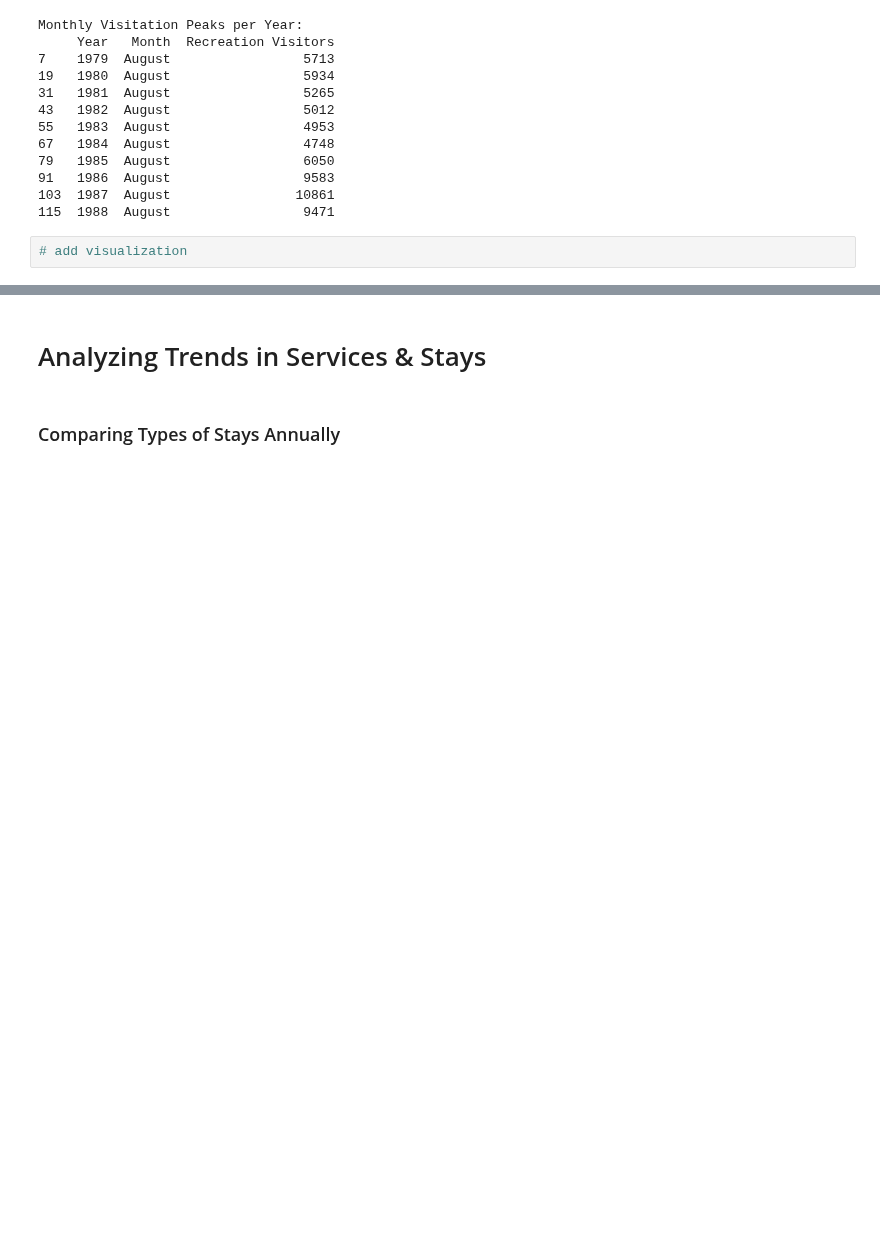
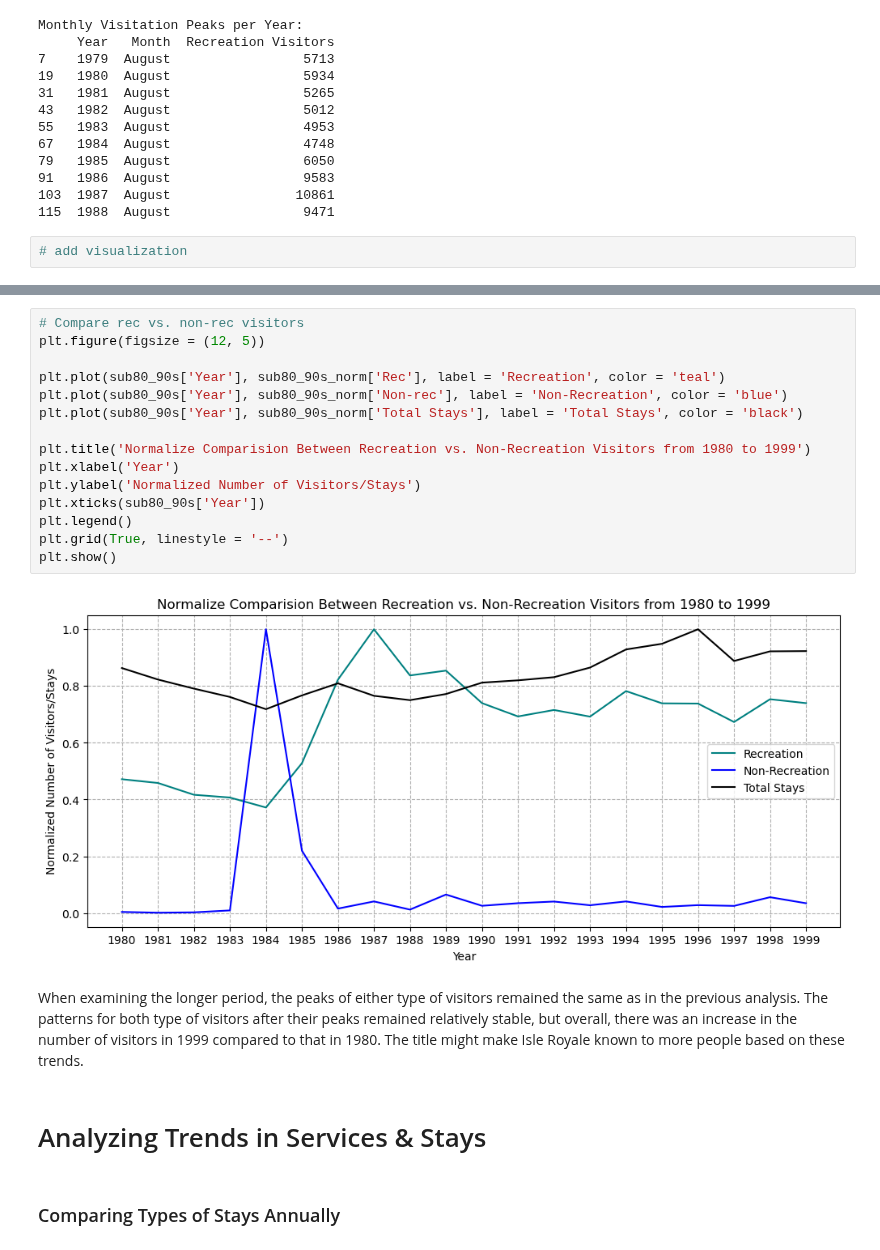
Before and after one commit to Lydia-Tembreull/UN5550Sp26_Final_Project, a Jupyter notebook: UN5550_Final_Project.ipynb, the cells around one changed output, grey strips where cells are left out. Saved outputs shown, nothing was run; the diff lists cells and outputs as text; blank space fills up the shorter version.

```diff
--- a/UN5550_Final_Project.ipynb
+++ b/UN5550_Final_Project.ipynb
@@ -481,3 +572,22 @@ Monthly Visitation Peaks per Year:
+# %%
+# Compare rec vs. non-rec visitors
+plt.figure(figsize = (12, 5))
+
+plt.plot(sub80_90s['Year'], sub80_90s_norm['Rec'], label = 'Recreation', color = 'teal')
+plt.plot(sub80_90s['Year'], sub80_90s_norm['Non-rec'], label = 'Non-Recreation', color = 'blue')
+plt.plot(sub80_90s['Year'], sub80_90s_norm['Total Stays'], label = 'Total Stays', color = 'black')
+
+plt.title('Normalize Comparision Between Recreation vs. Non-Recreation Visitors from 1980 to 1999')
+plt.xlabel('Year')
+plt.ylabel('Normalized Number of Visitors/Stays')
+plt.xticks(sub80_90s['Year'])
+plt.legend()
+plt.grid(True, linestyle = '--')
+plt.show()
+# %% [output]
+[figure, added]
+# %% [markdown]
+When examining the longer period, the peaks of either type of visitors remained the same as in the previous analysis. The patterns for both type of visitors after their peaks remained relatively stable, but overall, there was an increase in the number of visitors in 1999 compared to that in 1980. The title might make Isle Royale known to more people based on these trends.
 # %% [markdown]
 # Analyzing Trends in Services & Stays
 # %% [markdown]
```
Also changed, not shown: parts of 15 cells of this notebook.
